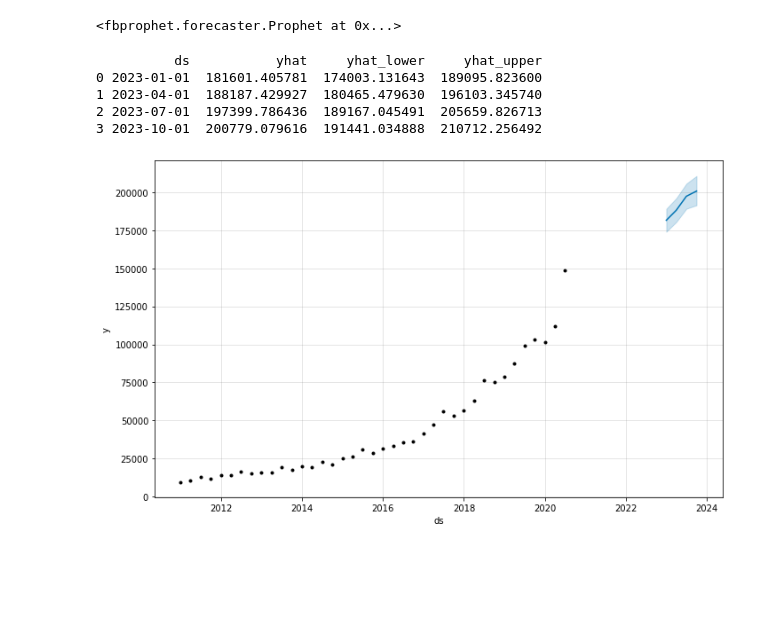
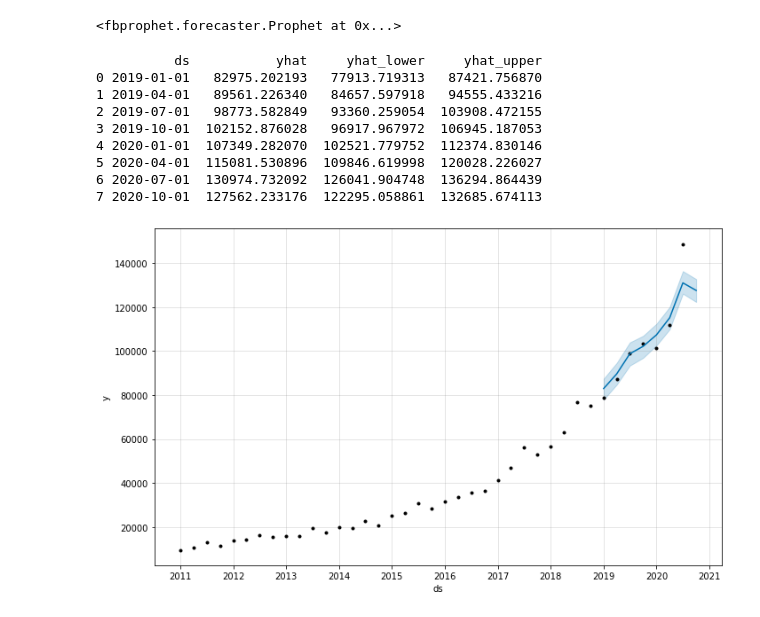
Before and after one commit to BelitK/E-CommerceVolume, a Jupyter notebook: newtest.ipynb, the cells around one changed output. Cells and saved outputs as stored; diff of their text form; code cells hidden in the pictures; blank space fills up the shorter version.

```diff
--- a/newtest.ipynb
+++ b/newtest.ipynb
@@ -27,26 +27,32 @@ INFO:fbprophet:Disabling daily seasonality. Run prophet with daily_seasonality=T
 # %%
 # define the period for which we want a prediction
 future = list()
-for i in range(1,13,3):
-	date = '2023-%02d' % i
-	future.append([date])
+for i in range(1,12,3):
+    date = '2019-%02d' % i
+    future.append([date])
+    date = '2020-%02d' % i
+    future.append([date])
 future = DataFrame(future)
 future.columns = ['ds']
 future['ds']= pd.to_datetime(future['ds'])
 # use the model to make a forecast
 forecast = model.predict(future)
 # summarize the forecast
 print(forecast[['ds', 'yhat', 'yhat_lower', 'yhat_upper']])
 # plot forecast
 model.plot(forecast)
 pyplot.show()
 # %% [output]
           ds           yhat     yhat_lower     yhat_upper
-0 2023-01-01  181601.405781  174003.131643  189095.823600
-1 2023-04-01  188187.429927  180465.479630  196103.345740
-2 2023-07-01  197399.786436  189167.045491  205659.826713
-3 2023-10-01  200779.079616  191441.034888  210712.256492
+0 2019-01-01   82975.202193   77913.719313   87421.756870
+1 2019-04-01   89561.226340   84657.597918   94555.433216
+2 2019-07-01   98773.582849   93360.259054  103908.472155
+3 2019-10-01  102152.876028   96917.967972  106945.187053
+4 2020-01-01  107349.282070  102521.779752  112374.830146
+5 2020-04-01  115081.530896  109846.619998  120028.226027
+6 2020-07-01  130974.732092  126041.904748  136294.864439
+7 2020-10-01  127562.233176  122295.058861  132685.674113
-[figure, old version]
+[figure, new version]
 # %%
 # create test dataset, remove last 12 months
 train = turkey.drop(turkey.index[-12:])
```
Also changed, not shown: parts of 4 cells of this notebook, 1 other file.
